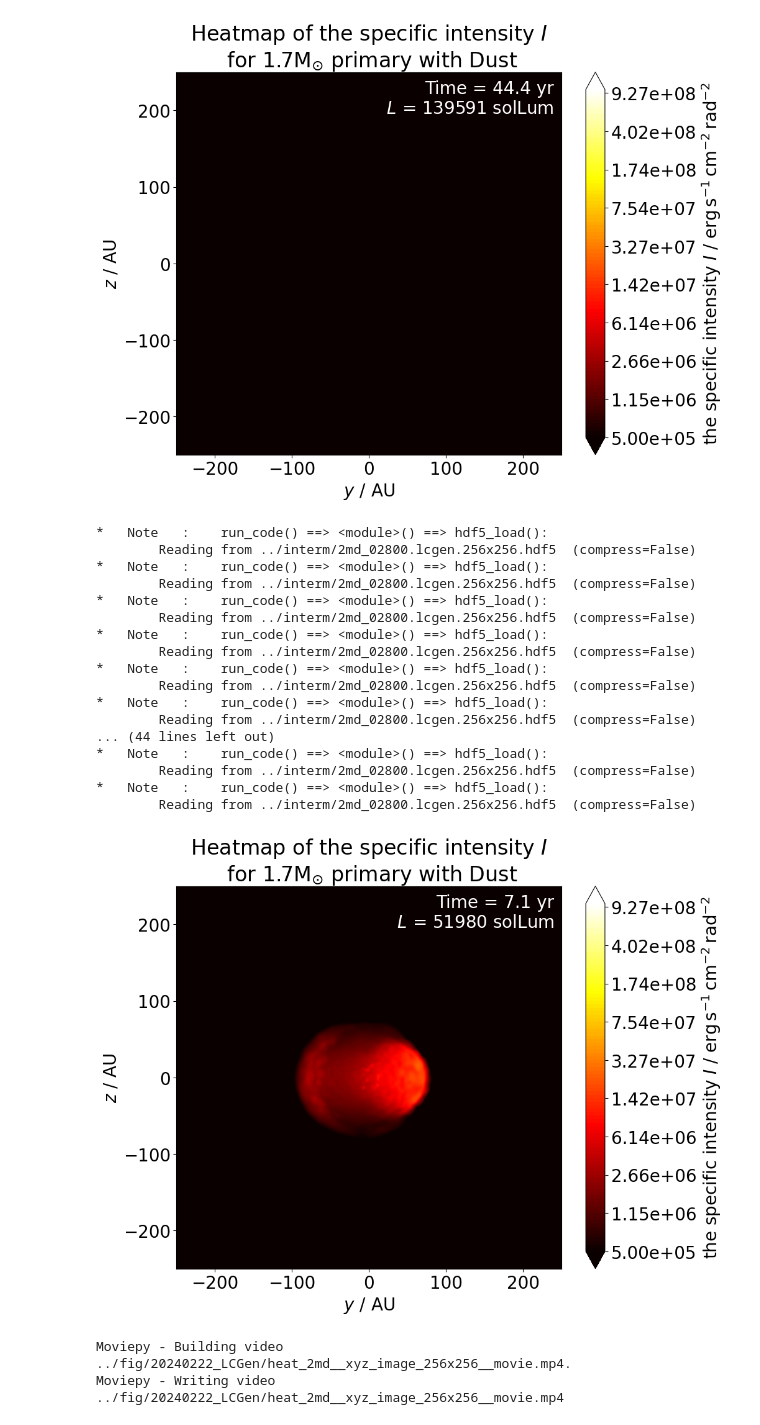
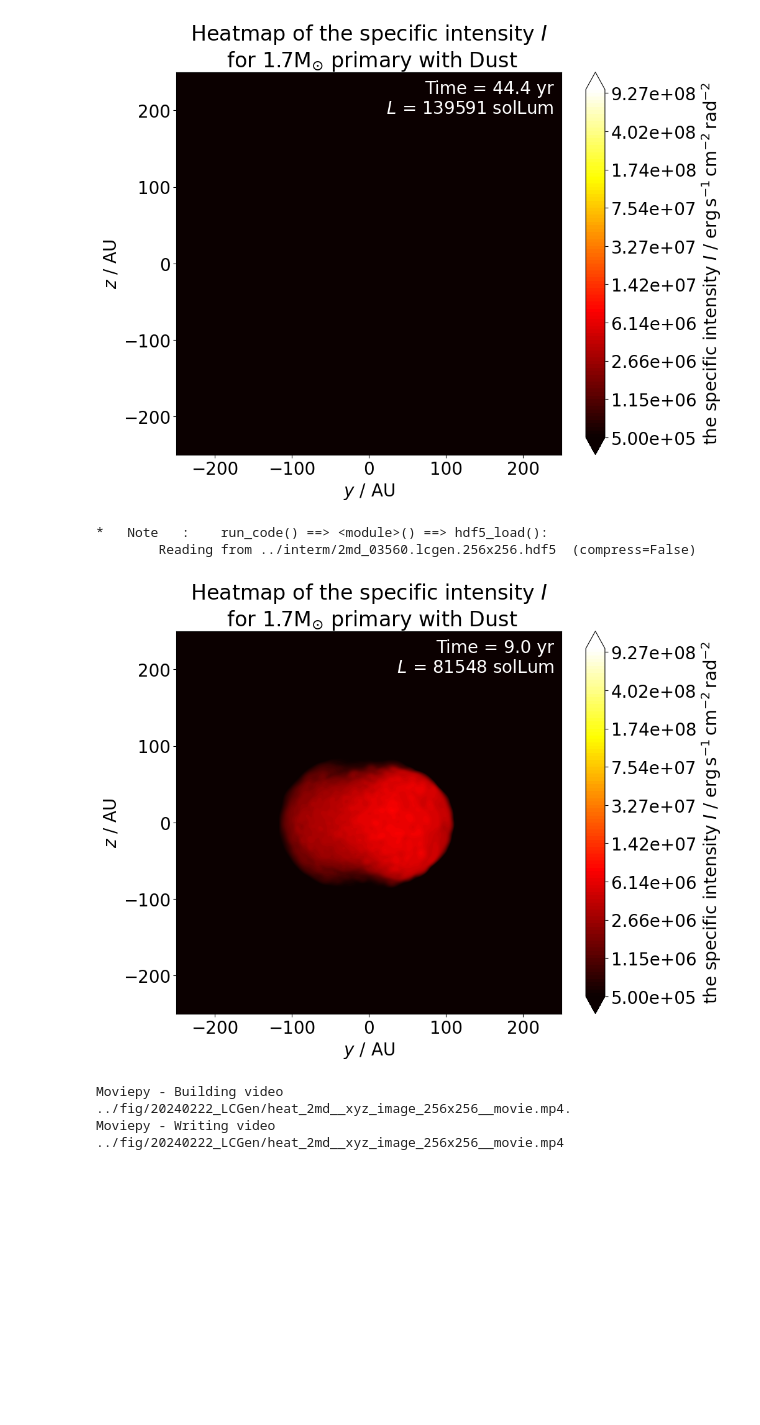
Before and after one commit to chunliangmu/RTinCEE-scripts-2024, a Jupyter notebook: script_LCGen_analysis.ipynb, the cells around one changed output. Cells and saved outputs as stored; diff of their text form; code cells hidden in the pictures; blank space fills up the shorter version.

Commit message:
Improving LC image movie generation

```diff
--- a/script_LCGen_analysis.ipynb
+++ b/script_LCGen_analysis.ipynb
@@ -552,7 +552,7 @@ if __name__ == '__main__':
                 cmap = plt.get_cmap('hot') #plt.get_cmap()
                 #cmap.set_over('white')
 
-                xylim_u = 100*units.au if file_index < 2800 else 250*units.au
+                xylim_u = 100*units.au if file_index < 3560 else 250*units.au
 
                 fig, _, outfilenames = plot_heat(
                     no_xy, rays_u, rads, data_label="the specific intensity $I$",
@@ -599,6 +599,7 @@ if __name__ == '__main__':
         Reading from ../interm/2md_17600.lcgen.256x256.hdf5  (compress=False)
 [figure]
 # %%
+# transitioning
 rays_res = 256
 no_xy = (rays_res, rays_res)
 no_xy_txt = 'x'.join([f'{i}' for i in no_xy])
@@ -625,18 +626,19 @@ if __name__ == '__main__':
         file_indexes= job_profile['file_indexes']
 
         #for file_index in file_indexes: #[0, 1200, 4800, 8000, 17600]: #
-        file_index = 2800
-        for ixylim, xylim_u in enumerate(np.linspace(100., 250., 30)*units.au):
-            plt.close('all')
-            data_full = mupl.hdf5_load(f"{interm_dir}{job_nickname}_{file_index:05d}.lcgen.{no_xy_txt}.hdf5")
-            xyzs_list = list(data_full.keys()).copy() if xyzs_list is None else xyzs_list
+        file_index = 3560
 
-            # initialize
-            for d in outfilenames_dict.keys():
-                if job_nickname not in outfilenames_dict[d].keys():
-                    outfilenames_dict[d][job_nickname] = {xyzs: [] for xyzs in xyzs_list}
+        plt.close('all')
+        data_full = mupl.hdf5_load(f"{interm_dir}{job_nickname}_{file_index:05d}.lcgen.{no_xy_txt}.hdf5")
+        xyzs_list = list(data_full.keys()).copy() if xyzs_list is None else xyzs_list
 
-            for xyzs in xyzs_list:
+        # initialize
+        for d in outfilenames_dict.keys():
+            if job_nickname not in outfilenames_dict[d].keys():
+                outfilenames_dict[d][job_nickname] = {xyzs: [] for xyzs in xyzs_list}
+
+        for xyzs in xyzs_list:
+            for ixylim, xylim_u in enumerate(np.linspace(100., 250., 30)*units.au):
                 data = data_full[xyzs]
                 # fixing rads unit
                 rads = data['rads'].to(unit_I)
@@ -662,53 +664,38 @@ if __name__ == '__main__':
 
                 cmap = plt.get_cmap('hot') #plt.get_cmap()
                 #cmap.set_over('white')
 
-                # xylim_u = 100*units.au if file_index<=2800 else 250*units.au
+                # xylim_u = 100*units.au if file_index<=3560 else 250*units.au
 
                 fig, _, outfilenames = plot_heat(
                     no_xy, rays_u, rads, data_label="the specific intensity $I$",
                     xyzs=xyzs, save_label=f"image-{ixylim:04d}",
                     job_profile=job_profile, file_index=file_index, cmap=cmap, notes=data,
                     #norm=mpl.colors.Normalize(0., I_range, clip=False),
                     norm=mpl.colors.LogNorm(5e5, 1e9, clip=False),
                     cbar_num_fmt=lambda x, pos: f"{x:.2e}",
                     facecolor=cmap.get_under(), text_color='white',
                     xylim=xylim_u.to_value(rays_u.unit),
                     output_dir=output_dir, out_exts=['png'], verbose=verbose_loop)
                 outfilenames_dict['rads' ][job_nickname][xyzs].append(outfilenames[-1])
                 figs.append(fig)
 
                 # fig, _, outfilenames = plot_heat(
                 #     no_xy, rays_u, data['contr'], data_label="contribution fraction of the most contributed",
                 #     xyzs=xyzs, save_label=f"contr",
                 #     job_profile=job_profile, file_index=file_index, cmap='seismic', notes=data,
                 #     ticks=10,
                 #     norm=mpl.colors.Normalize(0., 100.),
                 #     output_dir=output_dir, out_exts=['png'], verbose=verbose_loop)
                 # outfilenames_dict['contr'][job_nickname][xyzs].append(outfilenames[-1])
                 # figs.append(fig)
                 del data, rays_u, rads, I_avg, I_range
-            del data_full
-            gc.collect()
+        del data_full
+        gc.collect()
 # %% [output]
 *   Note   :    run_code() ==> <module>() ==> hdf5_load():
-        Reading from ../interm/2md_02800.lcgen.256x256.hdf5  (compress=False)
-*   Note   :    run_code() ==> <module>() ==> hdf5_load():
-        Reading from ../interm/2md_02800.lcgen.256x256.hdf5  (compress=False)
-*   Note   :    run_code() ==> <module>() ==> hdf5_load():
-        Reading from ../interm/2md_02800.lcgen.256x256.hdf5  (compress=False)
-*   Note   :    run_code() ==> <module>() ==> hdf5_load():
-        Reading from ../interm/2md_02800.lcgen.256x256.hdf5  (compress=False)
-*   Note   :    run_code() ==> <module>() ==> hdf5_load():
-        Reading from ../interm/2md_02800.lcgen.256x256.hdf5  (compress=False)
-*   Note   :    run_code() ==> <module>() ==> hdf5_load():
-        Reading from ../interm/2md_02800.lcgen.256x256.hdf5  (compress=False)
-... (44 lines left out)
-*   Note   :    run_code() ==> <module>() ==> hdf5_load():
-        Reading from ../interm/2md_02800.lcgen.256x256.hdf5  (compress=False)
-*   Note   :    run_code() ==> <module>() ==> hdf5_load():
-        Reading from ../interm/2md_02800.lcgen.256x256.hdf5  (compress=False)
+        Reading from ../interm/2md_03560.lcgen.256x256.hdf5  (compress=False)
-[figure, old version]
+[figure, new version]
 # %%
 # generating movies (2md) (with 2 different fps speed- fixed to 1/6 second per 100 dumps)
 if __name__ == '__main__':
```
Also changed, not shown: parts of 1 cell of this notebook, 4 other files.
